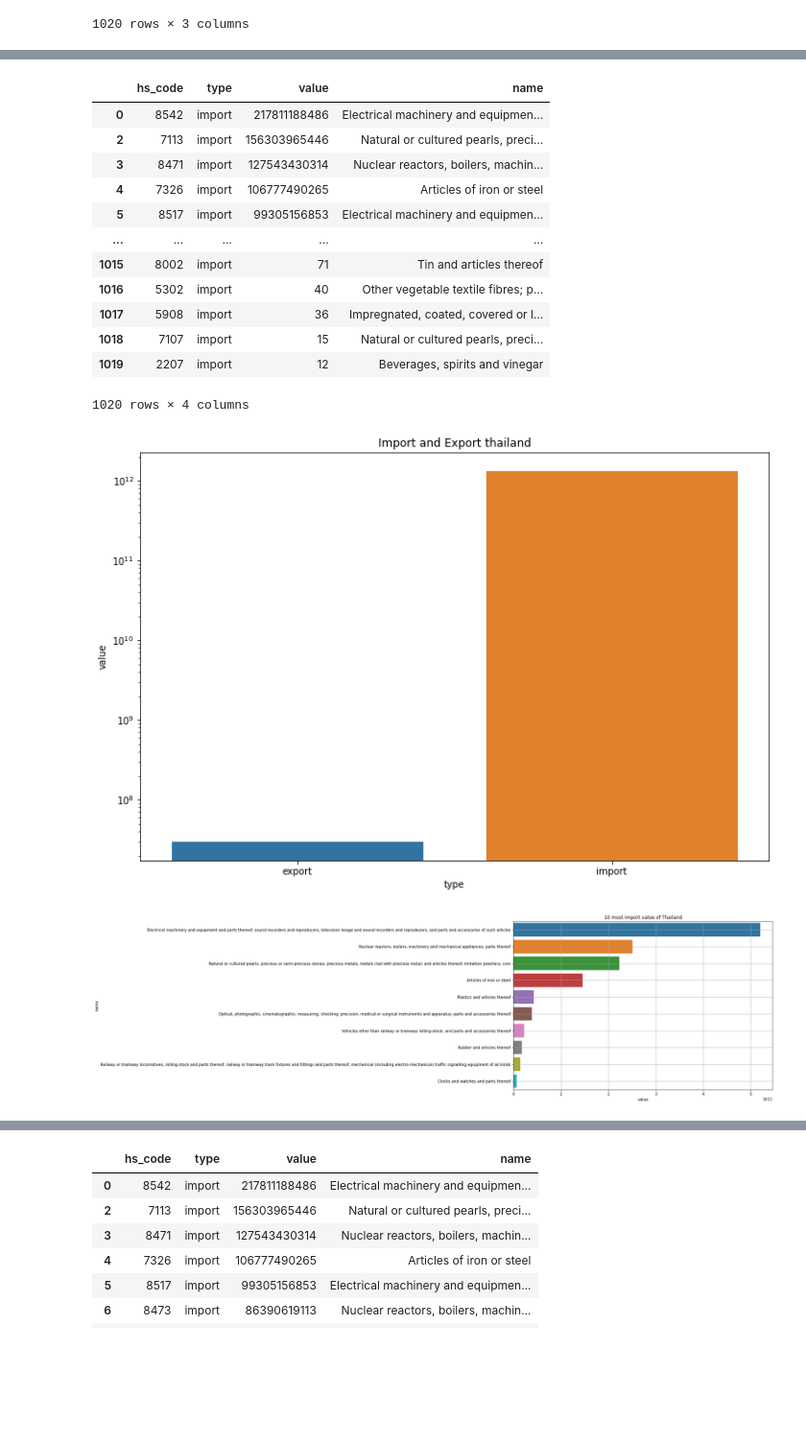
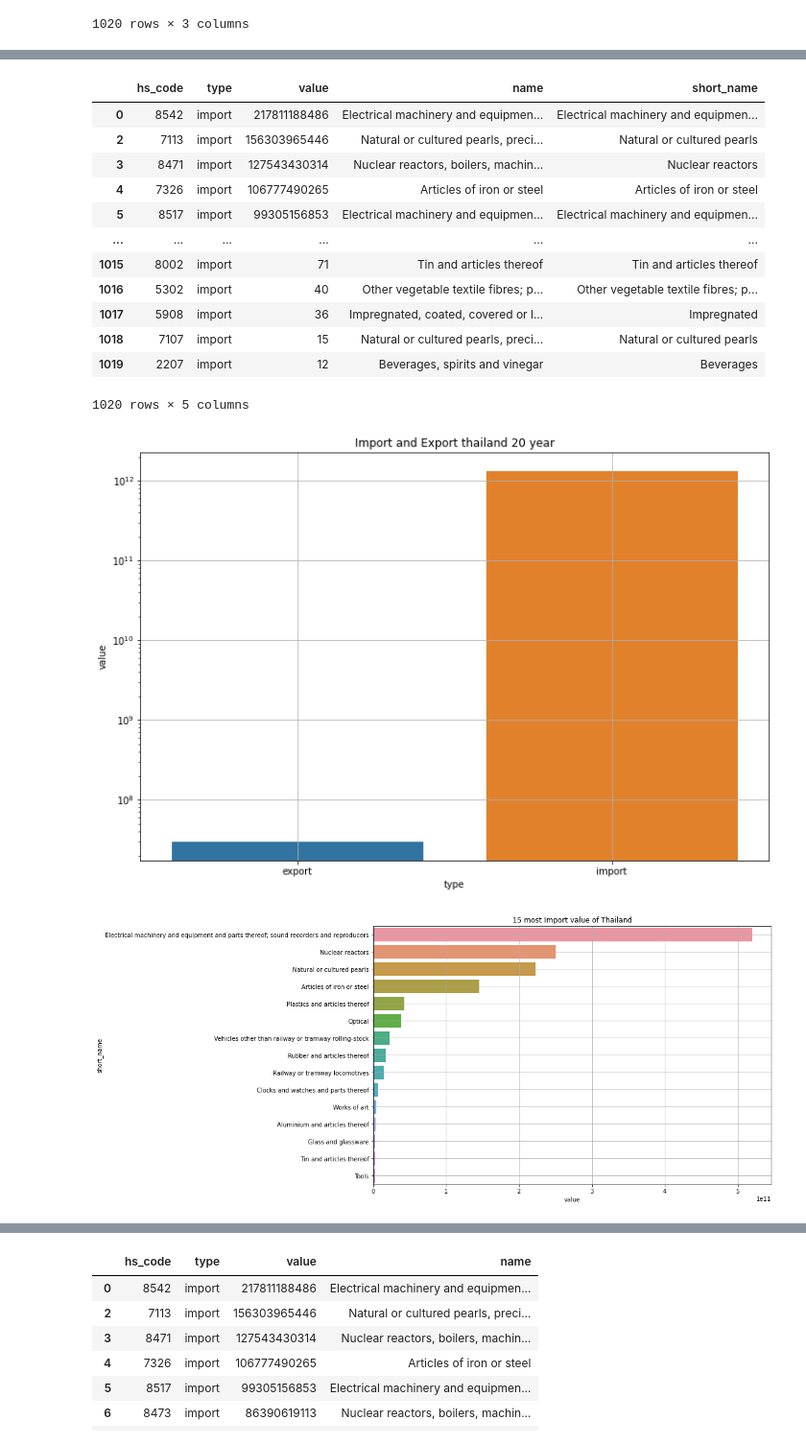
Before and after one commit to SothanaV/cs358-forcasting, a Jupyter notebook: 09_report.ipynb, the cells around one changed output, grey strips where cells are left out. Shown: that part at 96% size. Cells and saved outputs as stored; diff of their text form; code cells hidden in the pictures; blank space fills up the shorter version.

```diff
--- a/09_report.ipynb
+++ b/09_report.ipynb
@@ -71,5 +71,6 @@ df_thai_group
 1020 rows × 3 columns
 # %%
 df_hs_code = pd.read_csv('hs_code_split.csv', dtype={'hs_code':object})
+df_hs_code['short_name']=df_hs_code['name'].apply(lambda x: x.split(',')[0])
 df_hs_code
 # %% [output]
@@ -90,34 +91,38 @@ df_hs_code
 df_thai_group=df_thai_group.merge(df_hs_code, left_on='hs_code', right_on='hs_code').sort_values(by='value', ascending=False)
 df_thai_group
 # %% [output]
-|  | hs_code | type | value | name |
-| 0 | 8542 | import | 217811188486 | Electrical machinery and equipmen... |
-| 2 | 7113 | import | 156303965446 | Natural or cultured pearls, preci... |
-| 3 | 8471 | import | 127543430314 | Nuclear reactors, boilers, machin... |
-| 4 | 7326 | import | 106777490265 | Articles of iron or steel |
-| 5 | 8517 | import | 99305156853 | Electrical machinery and equipmen... |
-| ... | ... | ... | ... | ... |
-| 1015 | 8002 | import | 71 | Tin and articles thereof |
-| 1016 | 5302 | import | 40 | Other vegetable textile fibres; p... |
-| 1017 | 5908 | import | 36 | Impregnated, coated, covered or l... |
-| 1018 | 7107 | import | 15 | Natural or cultured pearls, preci... |
-| 1019 | 2207 | import | 12 | Beverages, spirits and vinegar |
+|  | hs_code | type | value | name | short_name |
+| 0 | 8542 | import | 217811188486 | Electrical machinery and equipmen... | Electrical machinery and equipmen... |
+| 2 | 7113 | import | 156303965446 | Natural or cultured pearls, preci... | Natural or cultured pearls |
+| 3 | 8471 | import | 127543430314 | Nuclear reactors, boilers, machin... | Nuclear reactors |
+| 4 | 7326 | import | 106777490265 | Articles of iron or steel | Articles of iron or steel |
+| 5 | 8517 | import | 99305156853 | Electrical machinery and equipmen... | Electrical machinery and equipmen... |
+| ... | ... | ... | ... | ... | ... |
+| 1015 | 8002 | import | 71 | Tin and articles thereof | Tin and articles thereof |
+| 1016 | 5302 | import | 40 | Other vegetable textile fibres; p... | Other vegetable textile fibres; p... |
+| 1017 | 5908 | import | 36 | Impregnated, coated, covered or l... | Impregnated |
+| 1018 | 7107 | import | 15 | Natural or cultured pearls, preci... | Natural or cultured pearls |
+| 1019 | 2207 | import | 12 | Beverages, spirits and vinegar | Beverages |
-1020 rows × 4 columns
+1020 rows × 5 columns
 # %%
 plt.figure(figsize=(12,8))
-plt.title('Import and Export thailand')
-g = sns.barplot(x='type', y='value', data=df_thai_group.groupby('type').agg('sum').reset_index())
-g.set_yscale("log")
+plt.title('Import and Export thailand 20 year')
+fig = sns.barplot(x='type', y='value', data=df_thai_group.groupby('type').agg('sum').reset_index())
+fig.set_yscale("log")
+plt.grid()
+fig.figure.savefig('fig/Import_Export_thailand.png')
 # %% [output]
-[figure, old version]
+[figure, new version]
 # %%
 plt.figure(figsize=(12,8))
-plt.title('10 most Import value of Thailand')
-sns.barplot(y='name', x='value',
+plt.title('15 most Import value of Thailand')
+fig = sns.barplot(y='short_name', x='value',
                 data=df_thai_group[df_thai_group['type']=='import']\
-                        .groupby('name')\
+                        .groupby('short_name')\
                         .agg('sum')\
-                        .reset_index().sort_values(by='value', ascending=False)[:10])
+                        .reset_index().sort_values(by='value', ascending=False)[:15])
 plt.grid()
+
+fig.figure.savefig('fig/15_mostImportThailand.png', bbox_inches = 'tight')
 # %% [output]
-[figure, old version]
+[figure, new version]
```
Also changed, not shown: parts of 6 cells of this notebook, 1 other file.
